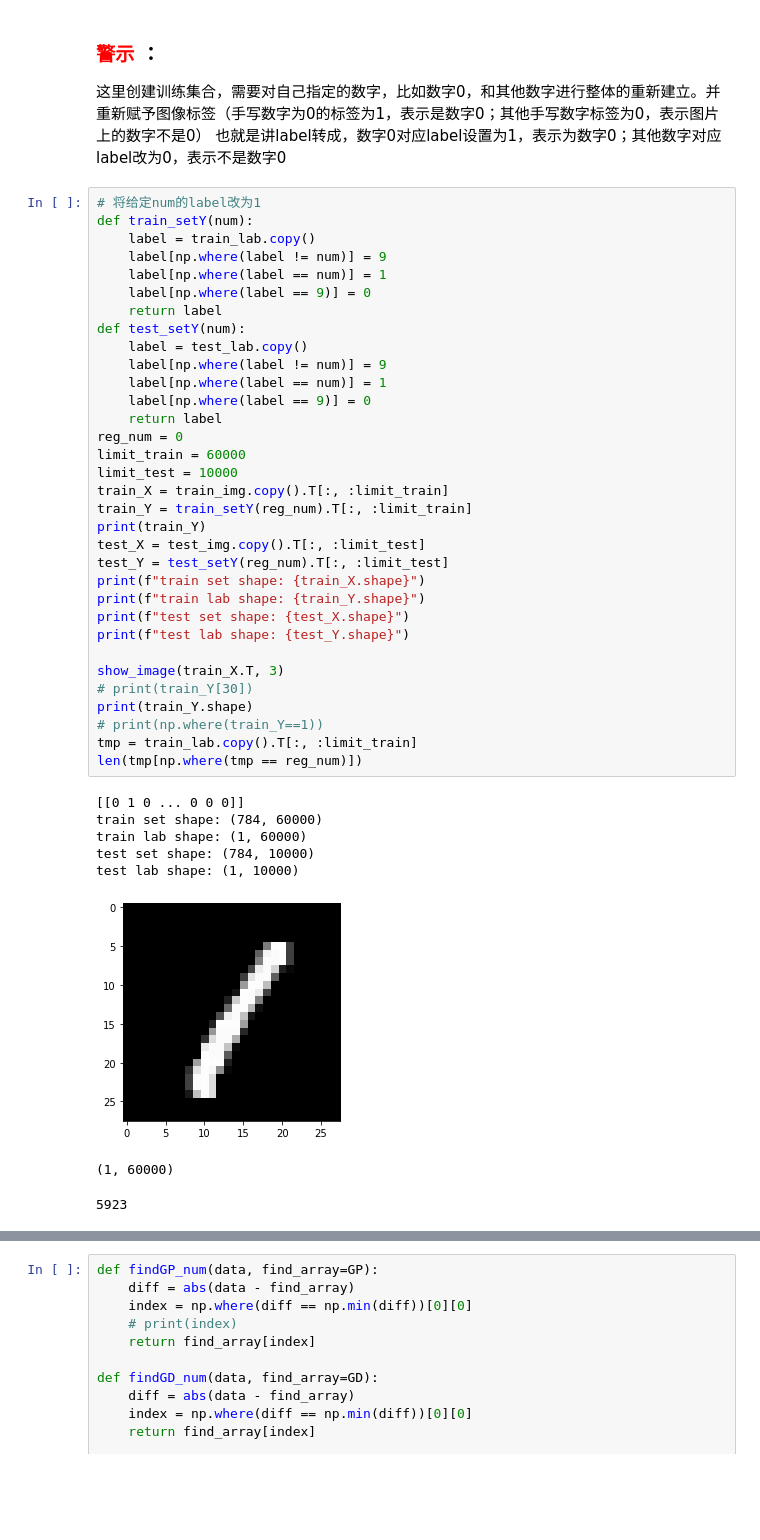
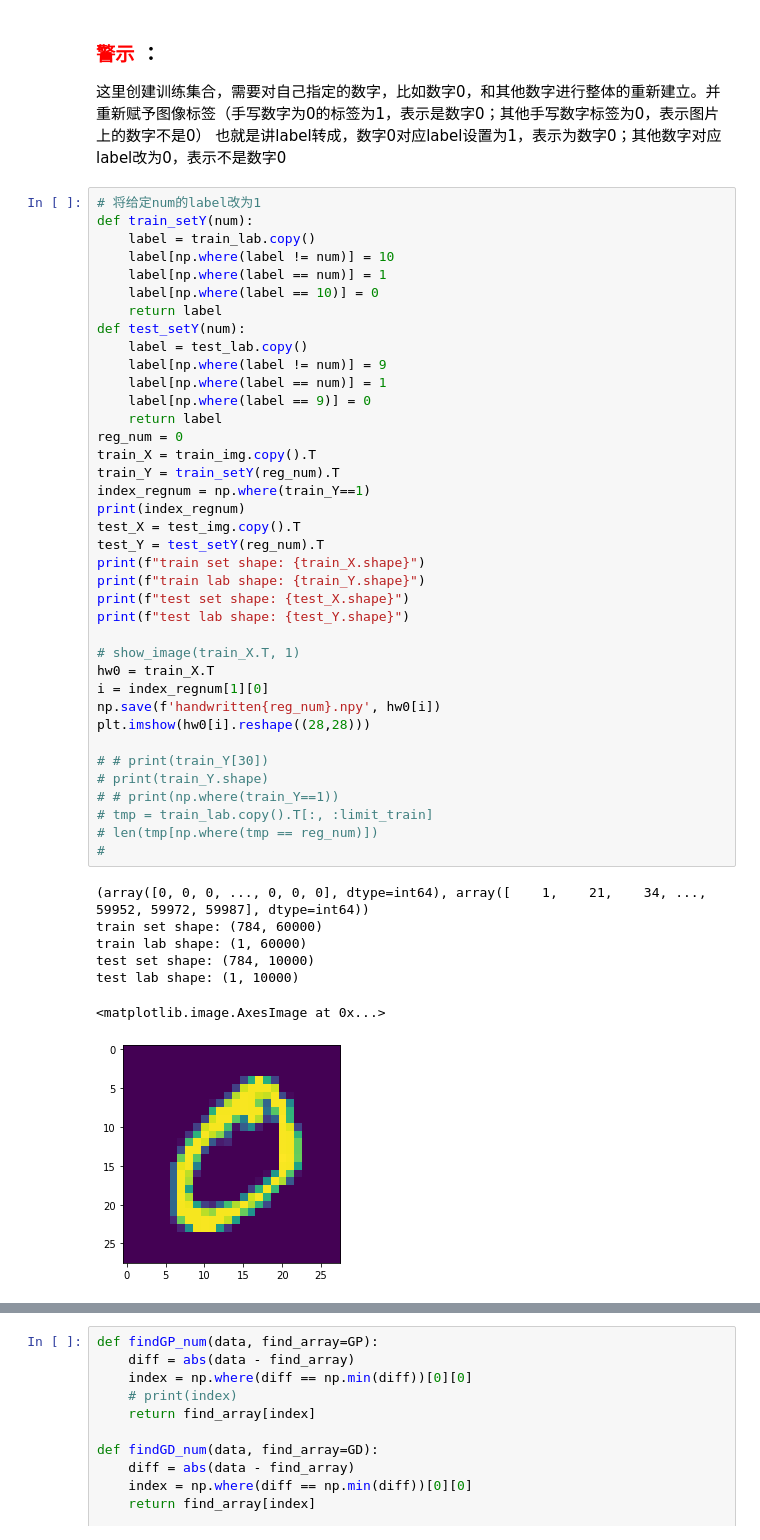
Before and after one commit to ShinATK/JupyterNotebook, a Jupyter notebook: myDeepLearning/COURSE1 Neural Networks and Deep Learning/Week 2/NumberRecognition/数字识别-二值回归.ipynb, the cells around one changed output, grey strips where cells are left out. Saved outputs shown, nothing was run; the diff lists cells and outputs as text; blank space fills up the shorter version.

```diff
--- a/myDeepLearning/COURSE1 Neural Networks and Deep Learning/Week 2/NumberRecognition/数字识别-二值回归.ipynb
+++ b/myDeepLearning/COURSE1 Neural Networks and Deep Learning/Week 2/NumberRecognition/数字识别-二值回归.ipynb
@@ -61,44 +62,48 @@ array([[5],
 # %%
 # 将给定num的label改为1
 def train_setY(num):
     label = train_lab.copy()
-    label[np.where(label != num)] = 9
+    label[np.where(label != num)] = 10
     label[np.where(label == num)] = 1
-    label[np.where(label == 9)] = 0
+    label[np.where(label == 10)] = 0
     return label
 def test_setY(num):
     label = test_lab.copy()
     label[np.where(label != num)] = 9
     label[np.where(label == num)] = 1
     label[np.where(label == 9)] = 0
     return label
 reg_num = 0
-limit_train = 60000
-limit_test = 10000
-train_X = train_img.copy().T[:, :limit_train]
-train_Y = train_setY(reg_num).T[:, :limit_train]
-print(train_Y)
-test_X = test_img.copy().T[:, :limit_test]
-test_Y = test_setY(reg_num).T[:, :limit_test]
+train_X = train_img.copy().T
+train_Y = train_setY(reg_num).T
+index_regnum = np.where(train_Y==1)
+print(index_regnum)
+test_X = test_img.copy().T
+test_Y = test_setY(reg_num).T
 print(f"train set shape: {train_X.shape}")
 print(f"train lab shape: {train_Y.shape}")
 print(f"test set shape: {test_X.shape}")
 print(f"test lab shape: {test_Y.shape}")
 
-show_image(train_X.T, 3)
-# print(train_Y[30])
-print(train_Y.shape)
-# print(np.where(train_Y==1))
-tmp = train_lab.copy().T[:, :limit_train]
-len(tmp[np.where(tmp == reg_num)])
+# show_image(train_X.T, 1)
+hw0 = train_X.T
+i = index_regnum[1][0]
+np.save(f'handwritten{reg_num}.npy', hw0[i])
+plt.imshow(hw0[i].reshape((28,28)))
+
+# # print(train_Y[30])
+# print(train_Y.shape)
+# # print(np.where(train_Y==1))
+# tmp = train_lab.copy().T[:, :limit_train]
+# len(tmp[np.where(tmp == reg_num)])
+#
 # %% [output]
-[[0 1 0 ... 0 0 0]]
+(array([0, 0, 0, ..., 0, 0, 0], dtype=int64), array([    1,    21,    34, ..., 59952, 59972, 59987], dtype=int64))
 train set shape: (784, 60000)
 train lab shape: (1, 60000)
 test set shape: (784, 10000)
 test lab shape: (1, 10000)
+<matplotlib.image.AxesImage at 0x...>
-[figure, old version]
+[figure, new version]
-(1, 60000)
-5923
 # %%
 parameters = {
```
Also changed, not shown: parts of 9 cells of this notebook, 57 other files.
